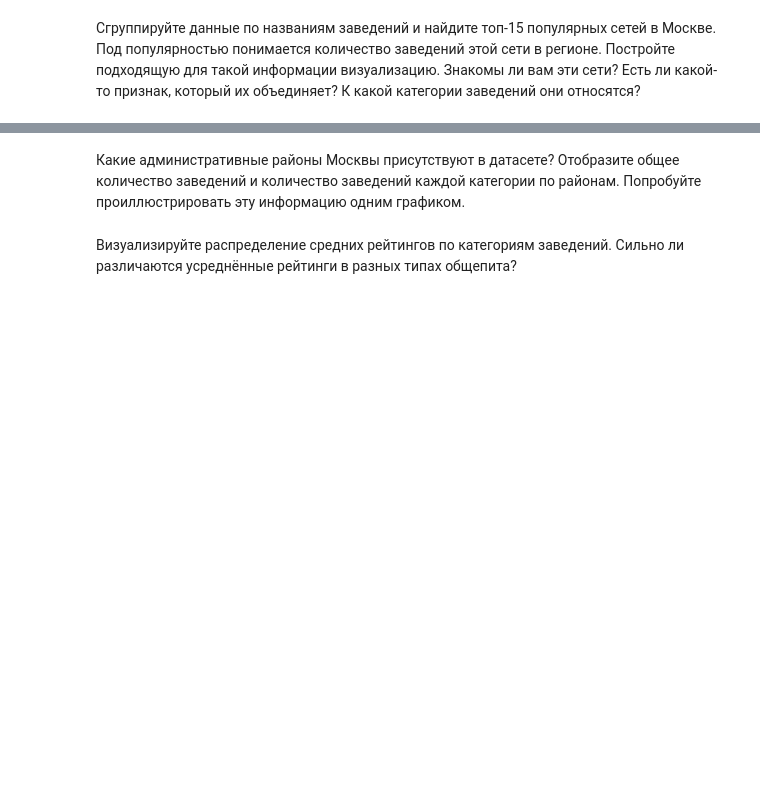
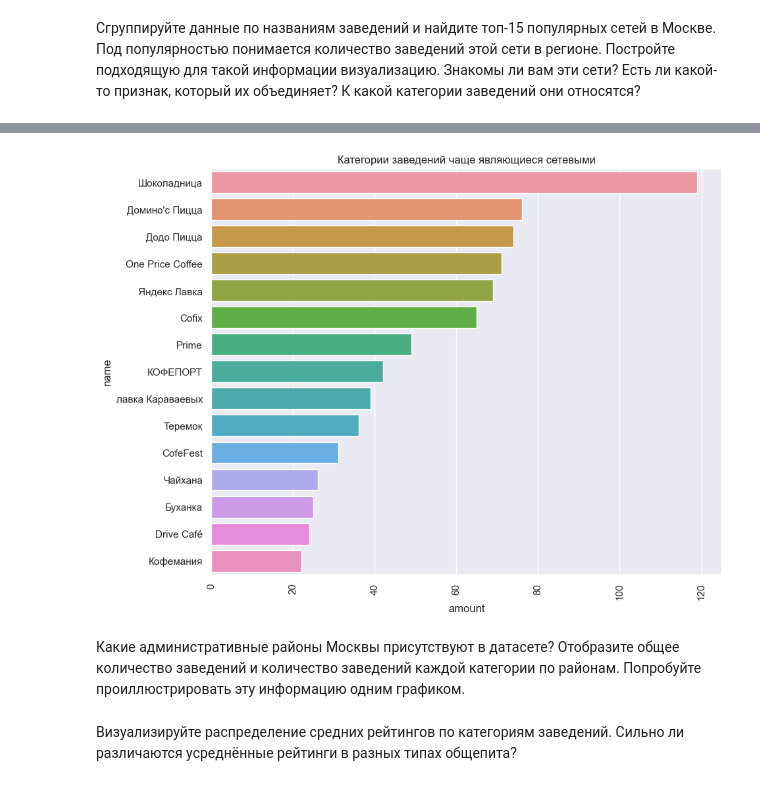
Before and after one commit to akirionenko/research-of-the-public-catering-market-in-Moscow-, a Jupyter notebook: проект_11.ipynb, the cells around one changed output, grey strips where cells are left out. Drawn from its saved outputs; the diff is of its cells as text; code cells hidden in the pictures; blank space fills up the shorter version.

```diff
--- a/проект_11.ipynb
+++ b/проект_11.ipynb
@@ -266,3 +267,11 @@ top_chain.rename(columns={'chain' : 'count'})
+# %%
+#заменим длинное название
+top_chain = top_chain.replace(['Кулинарная лавка братьев Караваевых'], 'лавка Караваевых')
+# %%
+ax = sns.barplot(x='amount', y='name', data=top_chain).set(title='Категории заведений чаще являющиеся сетевыми')
+plt.xticks(rotation=90);
+# %% [output]
+[figure, added]
 # %% [markdown]
 Какие административные районы Москвы присутствуют в датасете? Отобразите общее количество заведений и количество заведений каждой категории по районам. Попробуйте проиллюстрировать эту информацию одним графиком.
 # %% [markdown]
```
Also changed, not shown: parts of 4 cells of this notebook.
